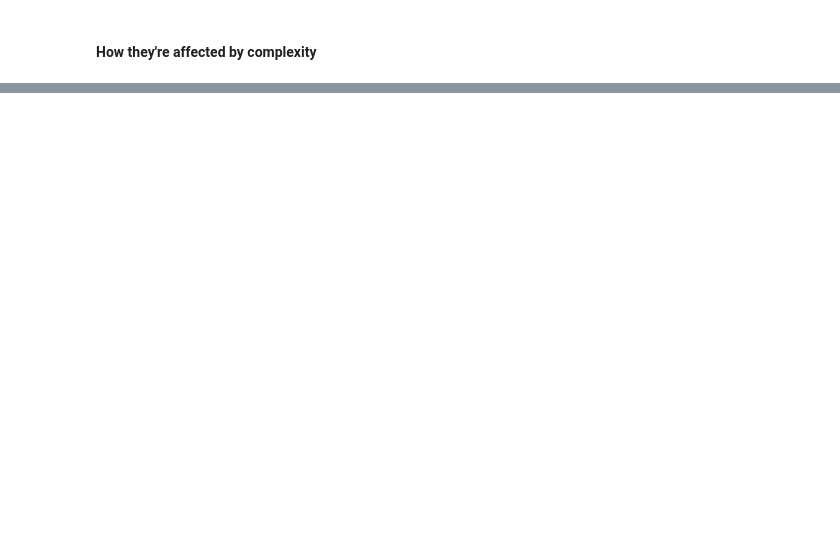
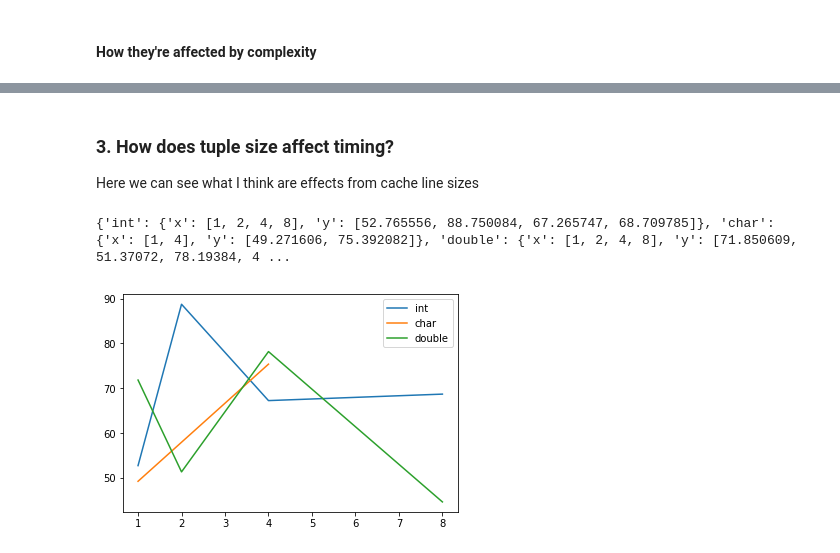
Before and after one commit to gress2/unpack-analysis-2, a Jupyter notebook: Analysis 2.ipynb, the cells around one changed output, grey strips where cells are left out. Cells and saved outputs as stored; diff of their text form; code cells hidden in the pictures; blank space fills up the shorter version.

```diff
--- a/Analysis 2.ipynb
+++ b/Analysis 2.ipynb
@@ -149,0 +197,25 @@ D.multi_bar(multi_xy)
+# %% [markdown]
+### 3. How does tuple size affect timing?
+
+Here we can see what I think are effects from cache line sizes
+# %%
+must_haves = {
+    'container_size': 1048576,
+    'access_pattern': 'single',
+    'complexity': 'simple',
+    'column': 'nocolumn',
+    'iterations': 32768,
+    'orientation': 'soa'
+}
+let_vary = []
+filter_dicts = D.experiment_filter_dicts(unique, must_haves, let_vary)
+allowed_types = D.make_tuple_types(['char', 'int', 'double'], [1,2,4,8])
+filter_dicts = D.constrain_types(filter_dicts, allowed_types)
+selection = D.multi_filter_df(filter_dicts, df)
+selection = D.numeric_types(selection, add_type_bases=True)
+multi_xy = D.multi_xy(selection, 'type', 'timing', 'type_base', sortx=True)
+print(multi_xy)
+D.multi_line_plot(multi_xy)
+# %% [output]
+{'int': {'x': [1, 2, 4, 8], 'y': [52.765556, 88.750084, 67.265747, 68.709785]}, 'char': {'x': [1, 4], 'y': [49.271606, 75.392082]}, 'double': {'x': [1, 2, 4, 8], 'y': [71.850609, 51.37072, 78.19384, 4 ...
+[figure, added]
```
Also changed, not shown: parts of 17 cells of this notebook, 1 other file.
